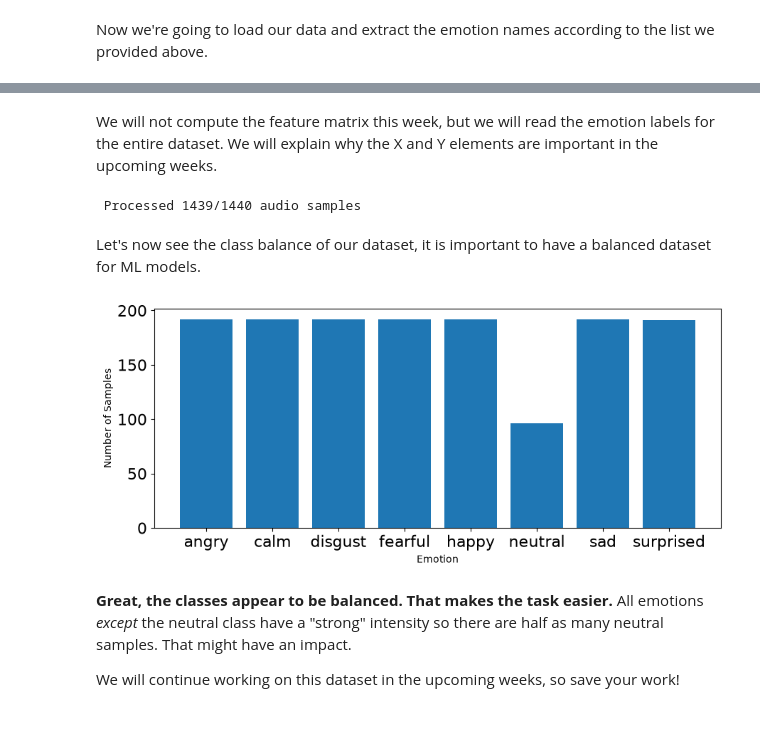
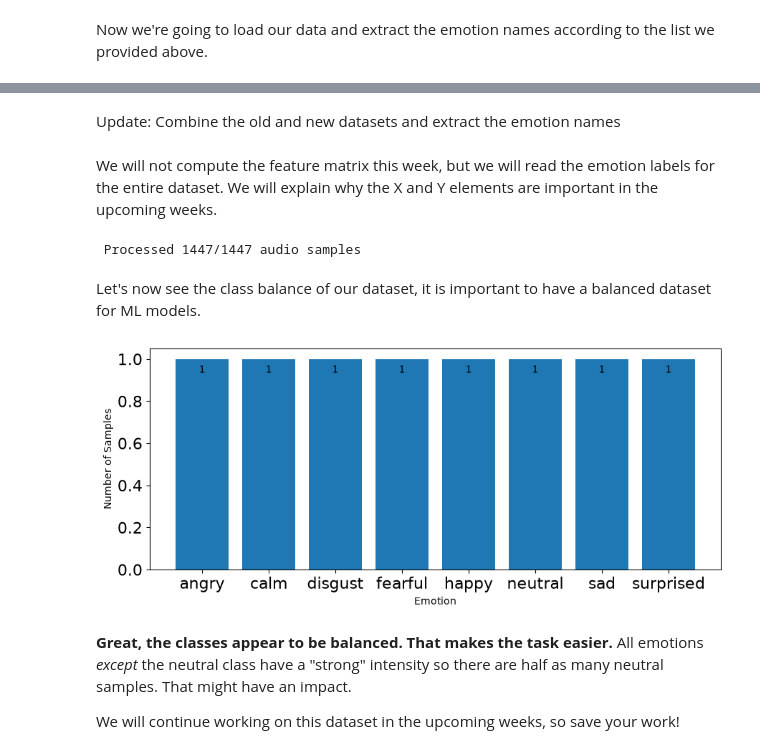
Before and after one commit to daffodilho/Week2-DataPreprocessing, a Jupyter notebook: week-2-updated.ipynb, the cells around one changed output, grey strips where cells are left out. Cells and saved outputs as stored; diff of their text form; code cells hidden in the pictures; blank space fills up the shorter version.

```diff
--- a/week-2-updated.ipynb
+++ b/week-2-updated.ipynb
@@ -693,26 +722,58 @@ def load_data():
+# %% [markdown]
+Update: Combine the old and new datasets and extract the emotion names
+# %%
+import os, glob
+
+def load_data():
+    #add gender array
+    X,y,gender=[],[],[]
+    count = 0
+
+    files = glob.glob("Audio Data/Actor_*/*.wav") + glob.glob("NewAudioData/Actor_*/*.wav")
+
+    for file in files:
+        file_name=os.path.basename(file)
+        segment=file_name.split("-")
+        emotion=emotions_dict[segment[2]]
+        #features = get_features(file)
+        #X.append(features)
+        actor_num=int(segment[6].split(".")[0]) #take the number part before .wav
+        sex = 'male' if actor_num % 2 != 0 else 'female'
+
+        y.append(emotion)
+        gender.append(sex)
+        count += 1
+        # '\r' + end='' results in printing over same line
+        print('\r' + f' Processed {count}/{1447} audio samples',end=' ')
+    # Return arrays to plug into sklearn's cross-validation algorithms
+    return np.array(X), np.array(y), np.array(gender)
 # %% [markdown]
 We will not compute the feature matrix this week, but we will read the emotion labels for the entire dataset.
 We will explain why the X and Y elements are important in the upcoming weeks.
 # %%
-features, emotions = load_data()
+features, emotions, gender = load_data()
 # %% [output]
- Processed 1439/1440 audio samples
+ Processed 1447/1447 audio samples
 # %% [markdown]
 Let's now see the class balance of our dataset, it is important to have a balanced dataset for ML models.
 # %%
 # plot emotions
 plt.figure(figsize=(35,4))
 plt.subplot(1,3,1)
 #np.unique returns ordered list of unique elements and count of each element
 emotion_list, count = np.unique(emotions, return_counts=True)
-plt.bar(x=range(8), height=count)
+#bars stores the returned bar objects for later reference
+bars = plt.bar(x=range(8), height=count)
 plt.xticks(ticks=range(8), labels = [emotion for emotion in emotion_list],fontsize=10)
 plt.xlabel('Emotion')
 plt.tick_params(labelsize=16)
 plt.ylabel('Number of Samples')
+#add a label that displays the accurate count for each bar
+plt.bar_label(bars, labels=count, fontsize=10, padding=-16)
+
 plt.show()
 # %% [output]
-[figure, old version]
+[figure, new version]
 # %% [markdown]
 **Great, the classes appear to be balanced. That makes the task easier.** All emotions _except_ the neutral class have a "strong" intensity so there are half as many neutral samples. That might have an impact.
 
```
Also changed, not shown: parts of 8 cells of this notebook.
